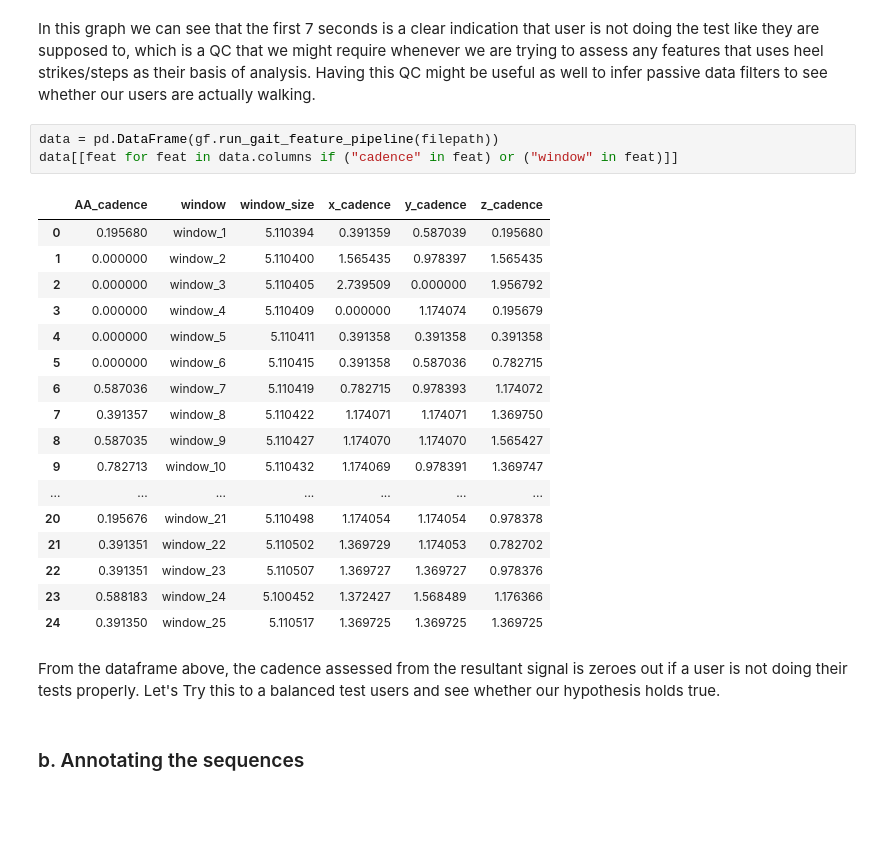
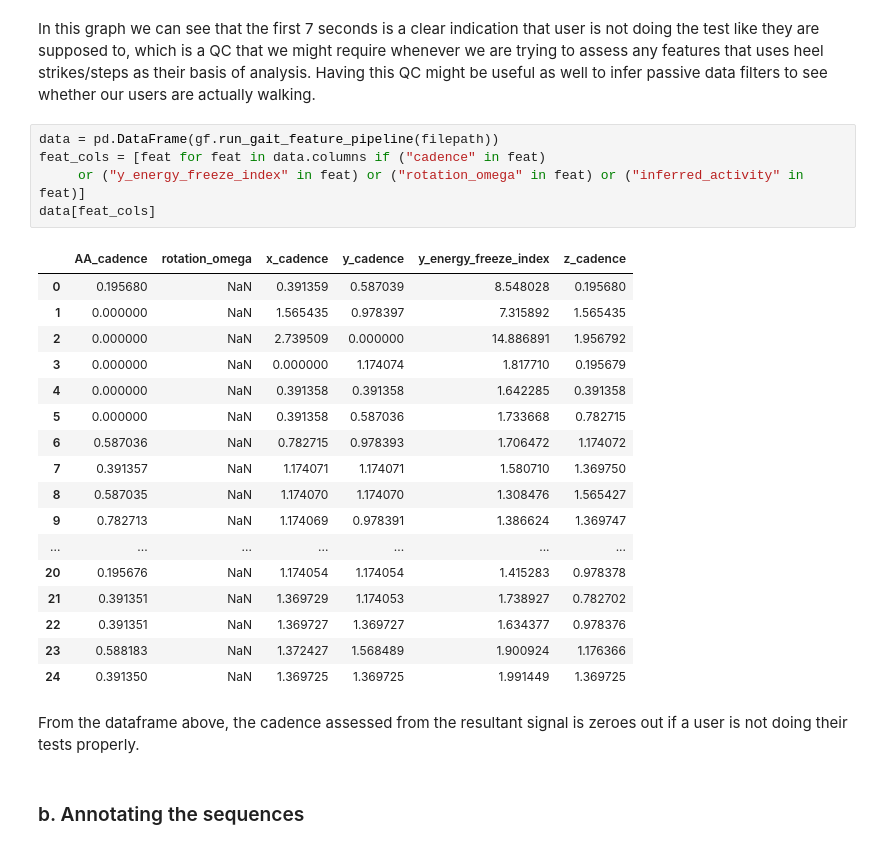
Before and after one commit to arytontediarjo/mpower-gait-analysis, a Jupyter notebook: notebooks/01.pipeline-QC.ipynb, the cells around one changed output. Drawn from its saved outputs; the diff is of its cells as text; blank space fills up the shorter version.

```diff
--- a/notebooks/01.pipeline-QC.ipynb
+++ b/notebooks/01.pipeline-QC.ipynb
@@ -179,27 +179,29 @@ plot_rotation(accel,gyro)
 In this graph we can see that the first 7 seconds is a clear indication that user is not doing the test like they are supposed to, which is a QC that we might require whenever we are trying to assess any features that uses heel strikes/steps as their basis of analysis. Having this QC might be useful as well to infer passive data filters to see whether our users are actually walking.
 # %%
 data = pd.DataFrame(gf.run_gait_feature_pipeline(filepath))
-data[[feat for feat in data.columns if ("cadence" in feat) or ("window" in feat)]]
+feat_cols = [feat for feat in data.columns if ("cadence" in feat)
+     or ("y_energy_freeze_index" in feat) or ("rotation_omega" in feat) or ("inferred_activity" in feat)]
+data[feat_cols]
 # %% [output]
-|  | AA_cadence | window | window_size | x_cadence | y_cadence | z_cadence |
-| 0 | 0.195680 | window_1 | 5.110394 | 0.391359 | 0.587039 | 0.195680 |
-| 1 | 0.000000 | window_2 | 5.110400 | 1.565435 | 0.978397 | 1.565435 |
-| 2 | 0.000000 | window_3 | 5.110405 | 2.739509 | 0.000000 | 1.956792 |
-| 3 | 0.000000 | window_4 | 5.110409 | 0.000000 | 1.174074 | 0.195679 |
-| 4 | 0.000000 | window_5 | 5.110411 | 0.391358 | 0.391358 | 0.391358 |
-| 5 | 0.000000 | window_6 | 5.110415 | 0.391358 | 0.587036 | 0.782715 |
-| 6 | 0.587036 | window_7 | 5.110419 | 0.782715 | 0.978393 | 1.174072 |
-| 7 | 0.391357 | window_8 | 5.110422 | 1.174071 | 1.174071 | 1.369750 |
-| 8 | 0.587035 | window_9 | 5.110427 | 1.174070 | 1.174070 | 1.565427 |
-| 9 | 0.782713 | window_10 | 5.110432 | 1.174069 | 0.978391 | 1.369747 |
+|  | AA_cadence | rotation_omega | x_cadence | y_cadence | y_energy_freeze_index | z_cadence |
+| 0 | 0.195680 | NaN | 0.391359 | 0.587039 | 8.548028 | 0.195680 |
+| 1 | 0.000000 | NaN | 1.565435 | 0.978397 | 7.315892 | 1.565435 |
+| 2 | 0.000000 | NaN | 2.739509 | 0.000000 | 14.886891 | 1.956792 |
+| 3 | 0.000000 | NaN | 0.000000 | 1.174074 | 1.817710 | 0.195679 |
+| 4 | 0.000000 | NaN | 0.391358 | 0.391358 | 1.642285 | 0.391358 |
+| 5 | 0.000000 | NaN | 0.391358 | 0.587036 | 1.733668 | 0.782715 |
+| 6 | 0.587036 | NaN | 0.782715 | 0.978393 | 1.706472 | 1.174072 |
+| 7 | 0.391357 | NaN | 1.174071 | 1.174071 | 1.580710 | 1.369750 |
+| 8 | 0.587035 | NaN | 1.174070 | 1.174070 | 1.308476 | 1.565427 |
+| 9 | 0.782713 | NaN | 1.174069 | 0.978391 | 1.386624 | 1.369747 |
 | ... | ... | ... | ... | ... | ... | ... |
-| 20 | 0.195676 | window_21 | 5.110498 | 1.174054 | 1.174054 | 0.978378 |
-| 21 | 0.391351 | window_22 | 5.110502 | 1.369729 | 1.174053 | 0.782702 |
-| 22 | 0.391351 | window_23 | 5.110507 | 1.369727 | 1.369727 | 0.978376 |
-| 23 | 0.588183 | window_24 | 5.100452 | 1.372427 | 1.568489 | 1.176366 |
-| 24 | 0.391350 | window_25 | 5.110517 | 1.369725 | 1.369725 | 1.369725 |
+| 20 | 0.195676 | NaN | 1.174054 | 1.174054 | 1.415283 | 0.978378 |
+| 21 | 0.391351 | NaN | 1.369729 | 1.174053 | 1.738927 | 0.782702 |
+| 22 | 0.391351 | NaN | 1.369727 | 1.369727 | 1.634377 | 0.978376 |
+| 23 | 0.588183 | NaN | 1.372427 | 1.568489 | 1.900924 | 1.176366 |
+| 24 | 0.391350 | NaN | 1.369725 | 1.369725 | 1.991449 | 1.369725 |
 # %% [markdown]
-From the dataframe above, the cadence assessed from the resultant signal is zeroes out if a user is not doing their tests properly. Let's Try this to a balanced test users and see whether our hypothesis holds true.
+From the dataframe above, the cadence assessed from the resultant signal is zeroes out if a user is not doing their tests properly.
 # %% [markdown]
 ### b. Annotating the sequences
 # %%
```
